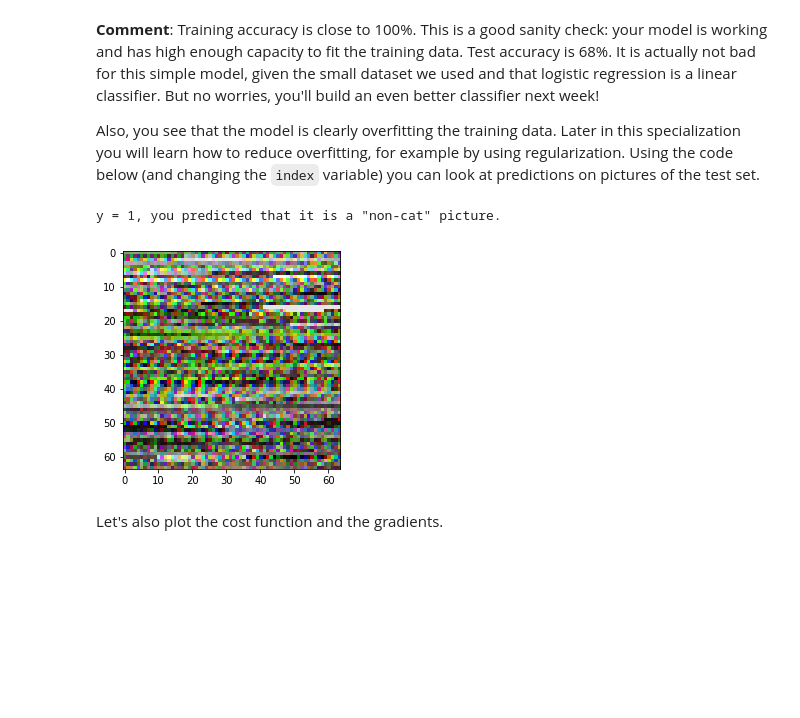
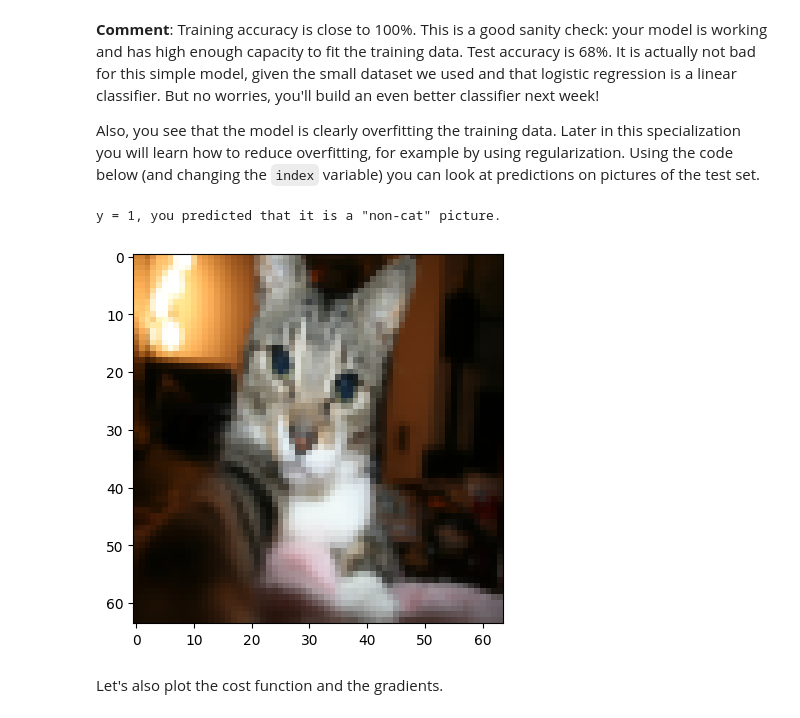
Before and after one commit to leadylearn/logistic-regression-neural-network, a Jupyter notebook: Logistic Regression as a Neural Network/Logistic.ipynb, the cells around one changed output. Cells and saved outputs as stored; diff of their text form; code cells hidden in the pictures; blank space fills up the shorter version.

```diff
--- a/Logistic Regression as a Neural Network/Logistic.ipynb
+++ b/Logistic Regression as a Neural Network/Logistic.ipynb
@@ -417,7 +430,7 @@ def optimize(w, b, X, Y, num_iterations, learning_rate, print_cost = False):
 
         # Cost and gradient calculation (≈ 1-4 lines of code)
         ### START CODE HERE ###
-        grads, cost =
+        grads, cost = propagate(w, b, X, Y)
         ### END CODE HERE ###
 
         # Retrieve derivatives from grads
@@ -427,7 +440,7 @@ def optimize(w, b, X, Y, num_iterations, learning_rate, print_cost = False):
         # update rule (≈ 2 lines of code)
         ### START CODE HERE ###
         w = w - (learning_rate*dw)
-        b =
+        b = b- (learning_rate*db)
         ### END CODE HERE ###
 
         # Record the costs
@@ -446,7 +459,7 @@ def optimize(w, b, X, Y, num_iterations, learning_rate, print_cost = False):
 
     return params, grads, costs
 # %%
-params, grads, costs = optimize(w, b, X, Y, num_iterations= 100, learning_rate = 0.009, print_cost = False)
+params, grads, costs = optimize(w, b, X, Y, num_iterations= 400, learning_rate = 0.009, print_cost = True)
 
 print ("w = " + str(params["w"]))
 print ("b = " + str(params["b"]))
@@ -510,11 +527,12 @@ def predict(w, b, X):
 
     m = X.shape[1]
     Y_prediction = np.zeros((1,m))
+
     w = w.reshape(X.shape[0], 1)
 
     # Compute vector "A" predicting the probabilities of a cat being present in the picture
     ### START CODE HERE ### (≈ 1 line of code)
-    A =            # Dimentions = (1, m)
+    A = sigmoid(np.dot(w.T, X) + b)       # Dimentions = (1, m)
     ### END CODE HERE ###
 
     Y_prediction = (A >= 0.5) * 1.0
@@ -584,18 +602,18 @@ def model(X_train, Y_train, X_test, Y_test, num_iterations = 2000, learning_rate
     ### START CODE HERE ###
 
     # initialize parameters with zeros (≈ 1 line of code)
-    w, b =
+    w, b = initialize_with_zeros(X_train.shape[0])
 
     # Gradient descent (≈ 1 line of code)
-    parameters, grads, costs =
+    parameters, grads, costs = optimize(w, b, X_train, Y_train, num_iterations, learning_rate, print_cost)
 
     # Retrieve parameters w and b from dictionary "parameters"
     w = parameters["w"]
-    b =
+    b = parameters["b"]
 
     # Predict test/train set examples (≈ 2 lines of code)
-    Y_prediction_test =
-    Y_prediction_train =
+    Y_prediction_test = predict(w, b, X_test)
+    Y_prediction_train = predict(w, b, X_train)
     ### END CODE HERE ###
 
     # Print train/test Errors
@@ -644,13 +662,13 @@ test accuracy: 34.0 %
 
 Also, you see that the model is clearly overfitting the training data. Later in this specialization you will learn how to reduce overfitting, for example by using regularization. Using the code below (and changing the `index` variable) you can look at predictions on pictures of the test set.
 # %%
-# Example of a picture that was wrongly classified.
 index = 25
 plt.imshow(test_set_x[:,index].reshape((num_px, num_px, 3)))
-print ("y = " + str(test_set_y[0,index]) + ", you predicted that it is a \"" + classes[d["Y_prediction_test"][0,index]].decode("utf-8") +  "\" picture.")
+prediction = int(d["Y_prediction_test"][0,index])  # Conversion en entier
+print ("y = " + str(test_set_y[0,index]) + ", you predicted that it is a \"" + classes[prediction].decode("utf-8") +  "\" picture.")
 # %% [output]
 y = 1, you predicted that it is a "non-cat" picture.
-[figure, old version]
+[figure, new version]
 # %% [markdown]
 Let's also plot the cost function and the gradients.
 # %%
```
Also changed, not shown: parts of 11 cells of this notebook, 14 other files.
